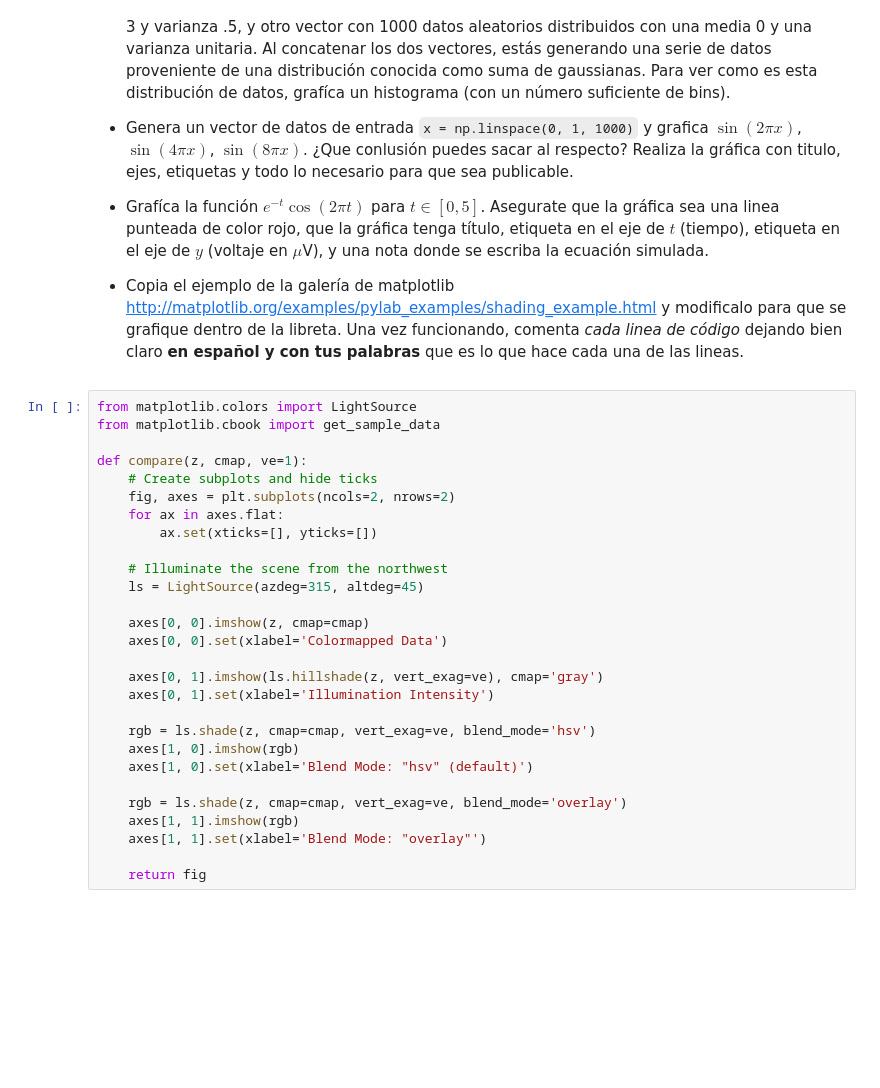
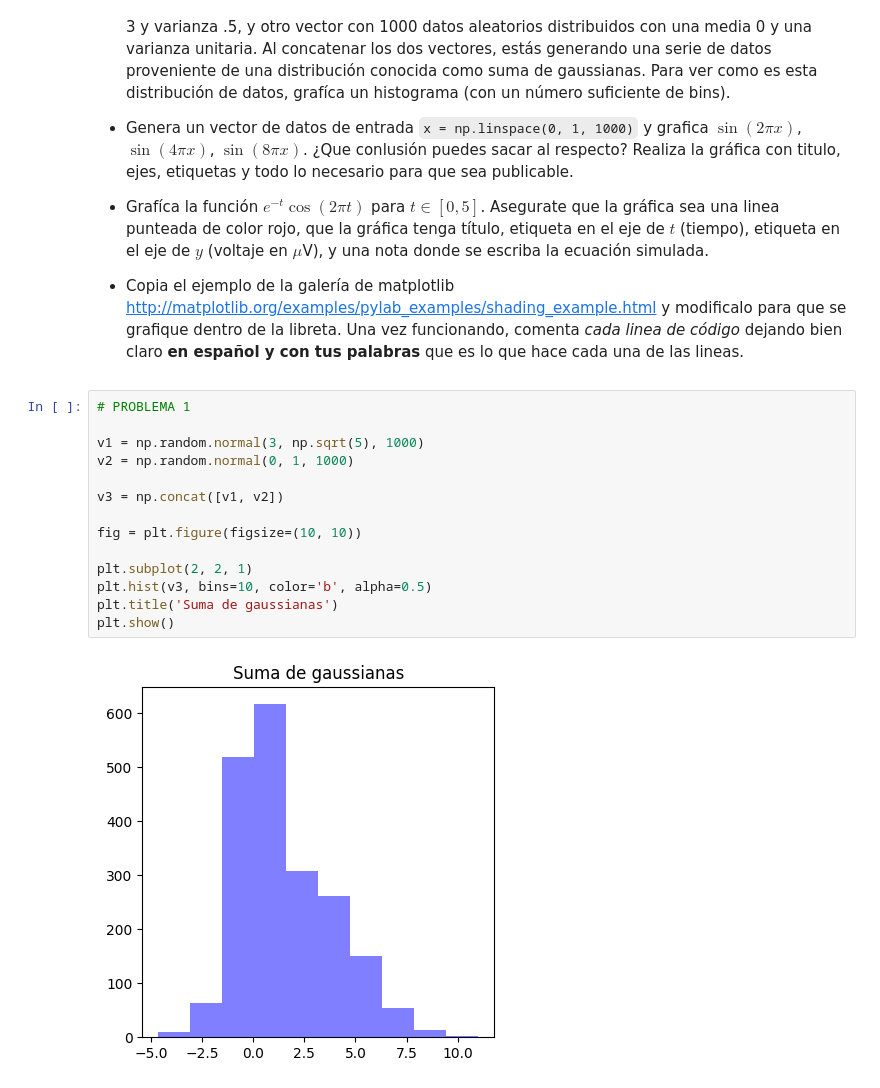
Before and after one commit to IA-UNISON/3-Aprendizaje, a Jupyter notebook: Introducción a Numpy y Matplotlib.ipynb, the cells around one changed output. Saved outputs shown, nothing was run; the diff lists cells and outputs as text; blank space fills up the shorter version.

```diff
--- a/Introducción a Numpy y Matplotlib.ipynb
+++ b/Introducción a Numpy y Matplotlib.ipynb
@@ -607,32 +607,20 @@ Realiza lo siguiente en varias celdas abajo de esta:
 * Grafíca la función $e^{-t}\cos(2\pi t)$ para $t \in [0, 5]$. Asegurate que la gráfica sea una linea punteada de color rojo, que la gráfica tenga título, etiqueta en el eje de $t$ (tiempo), etiqueta en el eje de $y$ (voltaje en $\mu$V), y una nota donde se escriba la ecuación simulada.
 
 * Copia el ejemplo de la galería de matplotlib http://matplotlib.org/examples/pylab_examples/shading_example.html y modificalo para que se grafique dentro de la libreta. Una vez funcionando, comenta *cada linea de código* dejando bien claro **en español y con tus palabras** que es lo que hace cada una de las lineas.
-# %%
-from matplotlib.colors import LightSource
-from matplotlib.cbook import get_sample_data
-
-def compare(z, cmap, ve=1):
-    # Create subplots and hide ticks
-    fig, axes = plt.subplots(ncols=2, nrows=2)
-    for ax in axes.flat:
-        ax.set(xticks=[], yticks=[])
-
-    # Illuminate the scene from the northwest
-    ls = LightSource(azdeg=315, altdeg=45)
-
-    axes[0, 0].imshow(z, cmap=cmap)
-    axes[0, 0].set(xlabel='Colormapped Data')
-
-    axes[0, 1].imshow(ls.hillshade(z, vert_exag=ve), cmap='gray')
-    axes[0, 1].set(xlabel='Illumination Intensity')
-
-    rgb = ls.shade(z, cmap=cmap, vert_exag=ve, blend_mode='hsv')
-    axes[1, 0].imshow(rgb)
-    axes[1, 0].set(xlabel='Blend Mode: "hsv" (default)')
-
-    rgb = ls.shade(z, cmap=cmap, vert_exag=ve, blend_mode='overlay')
-    axes[1, 1].imshow(rgb)
-    axes[1, 1].set(xlabel='Blend Mode: "overlay"')
-
-    return fig
+# %%
+# PROBLEMA 1
+
+v1 = np.random.normal(3, np.sqrt(5), 1000)
+v2 = np.random.normal(0, 1, 1000)
+
+v3 = np.concat([v1, v2])
+
+fig = plt.figure(figsize=(10, 10))
+
+plt.subplot(2, 2, 1)
+plt.hist(v3, bins=10, color='b', alpha=0.5)
+plt.title('Suma de gaussianas')
+plt.show()
+# %% [output]
+[figure, added]
 # %%
```
Also changed, not shown: parts of 9 cells of this notebook.
